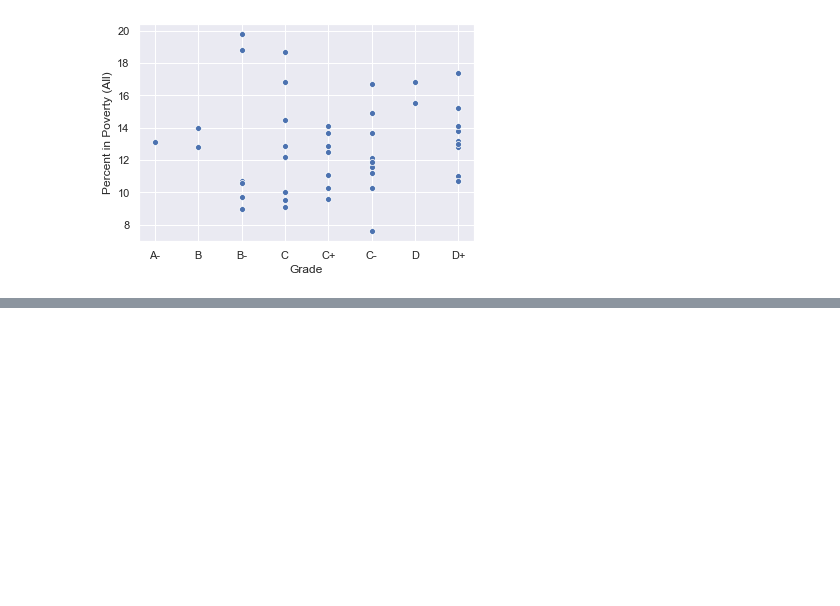
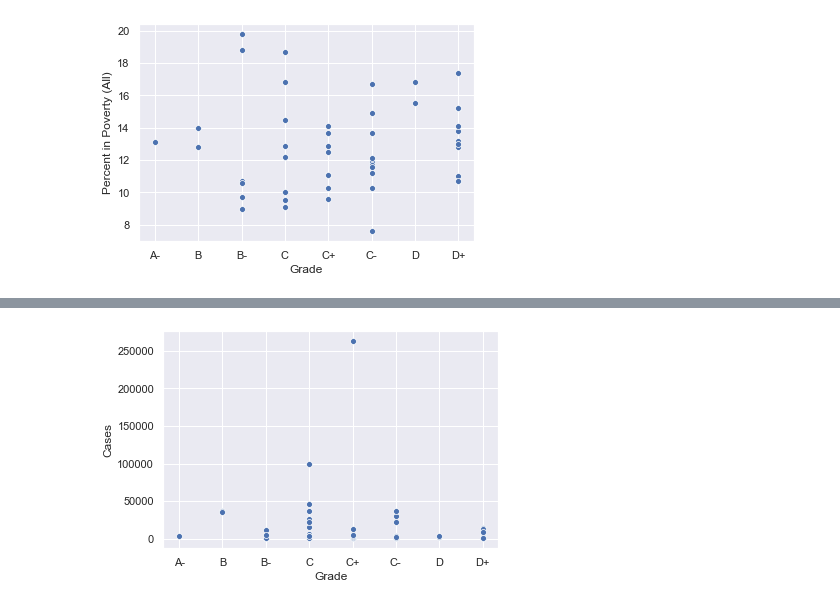
Before and after one commit to lmstevens/Group_Project_1, a Jupyter notebook: Jimmy_Graphics.ipynb, the cells around one changed output, grey strips where cells are left out. Drawn from its saved outputs; the diff is of its cells as text; code cells hidden in the pictures; blank space fills up the shorter version.

```diff
--- a/Jimmy_Graphics.ipynb
+++ b/Jimmy_Graphics.ipynb
@@ -387,5 +321,7 @@ ValueError: Could not interpret input 'death'
 # %%
-ax= sns.scatterplot(x="Grade", y ="positive",data= grade)
+ax= sns.scatterplot(x="Grade", y ="Cases",data= grade)
+# %% [output]
+[figure, added]
 # %%
 avg_grade = grade.groupby("Grade")
 # %%
```
Also changed, not shown: parts of 20 cells of this notebook, 5 other files.
